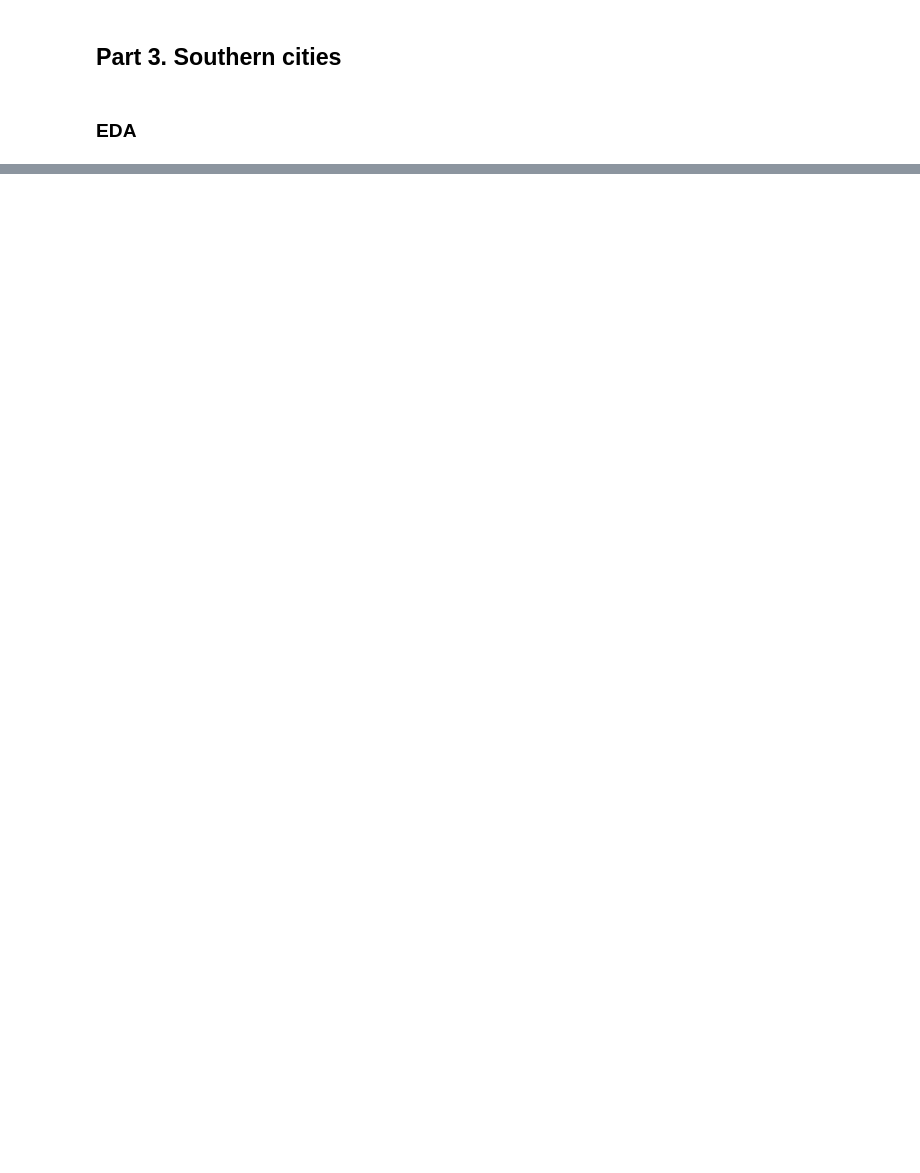
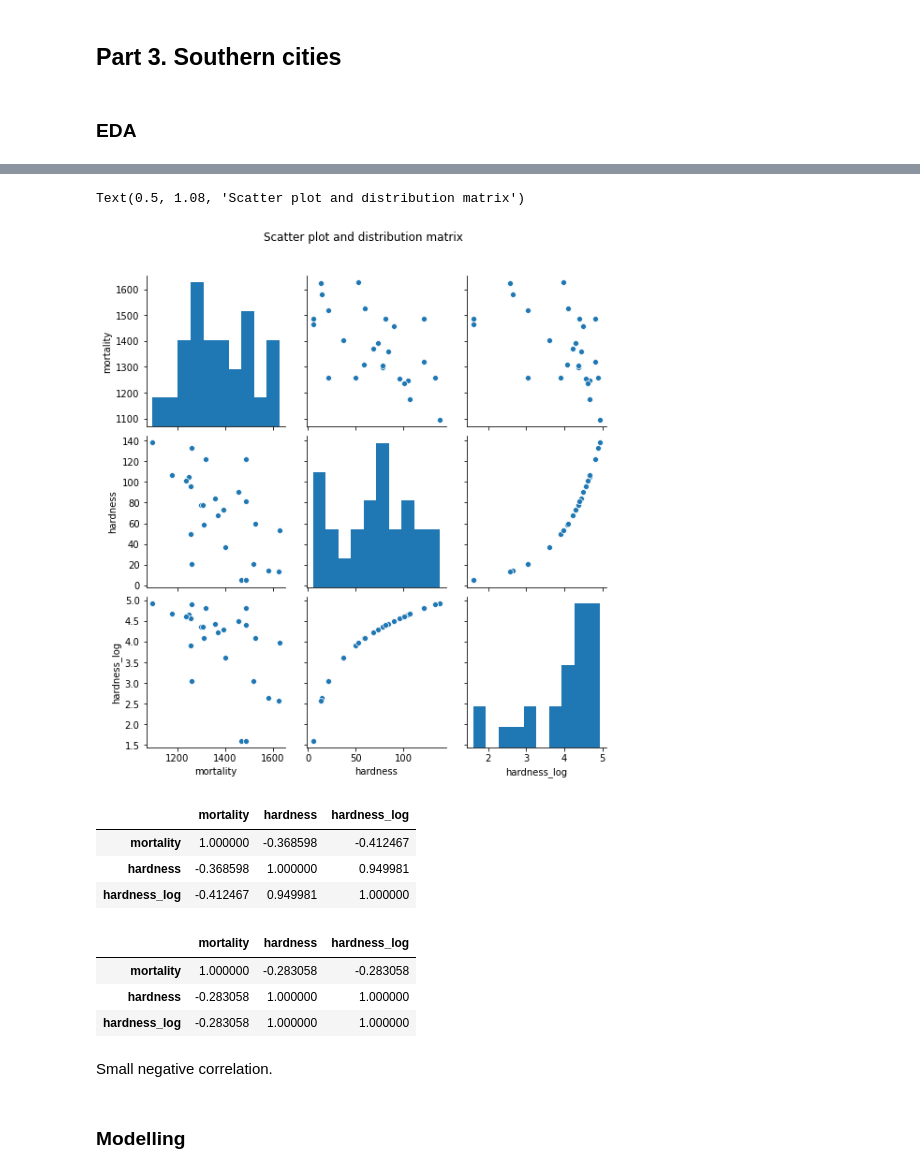
Before and after one commit to Dmitry-V-Makarov/Netology, a Jupyter notebook: pyda-13/hw/18.HW_corr_reg.ipynb, the cells around one changed output, grey strips where cells are left out. Drawn from its saved outputs; the diff is of its cells as text; code cells hidden in the pictures; blank space fills up the shorter version.

```diff
--- a/pyda-13/hw/18.HW_corr_reg.ipynb
+++ b/pyda-13/hw/18.HW_corr_reg.ipynb
@@ -281,0 +363,25 @@ Text(0, 0.5, 'Model Resuduals')
+# %%
+sns.pairplot(df_s).fig.suptitle('Scatter plot and distribution matrix', y = 1.08)
+# %% [output]
+Text(0.5, 1.08, 'Scatter plot and distribution matrix')
+[figure, added]
+# %%
+# Pearson correlation coefficient matrix
+df_n.corr()
+# %% [output]
+|  | mortality | hardness | hardness_log |
+| mortality | 1.000000 | -0.368598 | -0.412467 |
+| hardness | -0.368598 | 1.000000 | 0.949981 |
+| hardness_log | -0.412467 | 0.949981 | 1.000000 |
+# %%
+# Kendall correlation coefficient matrix
+df_n.corr(method='kendall')
+# %% [output]
+|  | mortality | hardness | hardness_log |
+| mortality | 1.000000 | -0.283058 | -0.283058 |
+| hardness | -0.283058 | 1.000000 | 1.000000 |
+| hardness_log | -0.283058 | 1.000000 | 1.000000 |
+# %% [markdown]
+Small negative correlation.
+# %% [markdown]
+### Modelling
```
Also changed, not shown: parts of 25 cells of this notebook, 1 other file.
